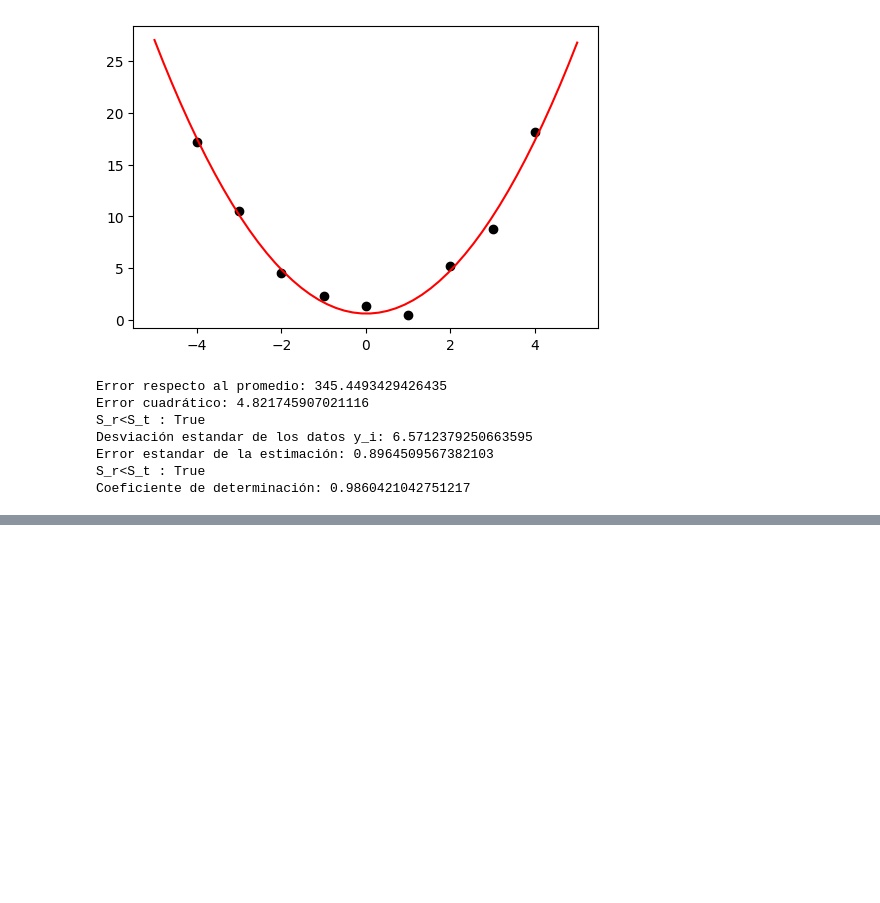
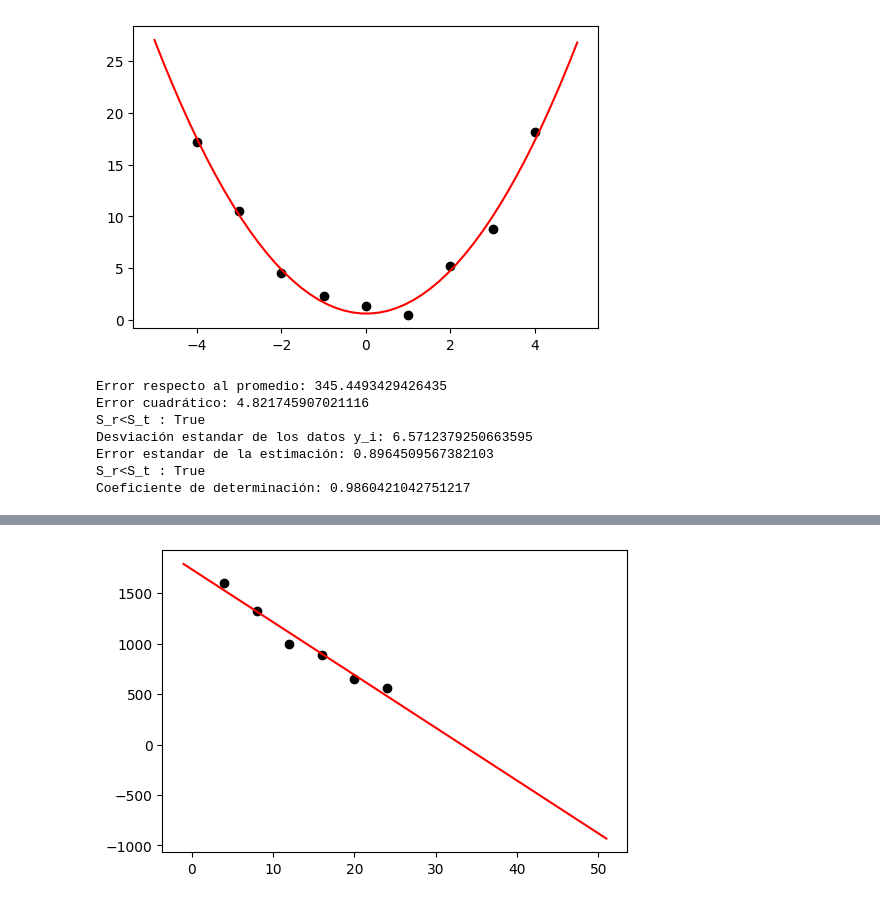
Before and after one commit to gmauricio-toledo/UNISON-teaching, a Jupyter notebook: regresion-lineal.ipynb, the cells around one changed output, grey strips where cells are left out. Drawn from its saved outputs; the diff is of its cells as text; code cells hidden in the pictures; blank space fills up the shorter version.

```diff
--- a/regresion-lineal.ipynb
+++ b/regresion-lineal.ipynb
@@ -72,0 +107,15 @@ Coeficiente de determinación: 0.9860421042751217
+# %%
+import matplotlib.pyplot as plt
+
+datos = X.copy()
+
+# xmin, xmax = np.min(datos[0,:]), np.max(datos[0,:])
+xmin = 0
+xmax = 50
+xaxis = np.linspace(xmin-1,xmax+1,num=50)
+plt.figure(dpi=100)
+plt.scatter(datos[0,:],datos[1,:],color='black')
+plt.plot(xaxis,[lr.eval(x) for x in xaxis],color='red')
+plt.show()
+# %% [output]
+[figure, added]
```
Also changed, not shown: parts of 10 cells of this notebook, 2 other files.
